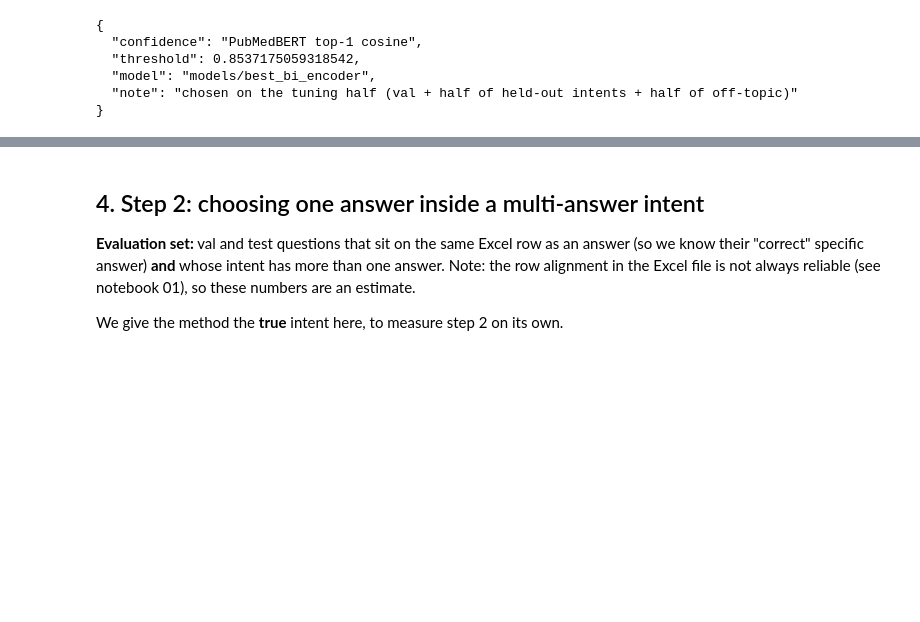
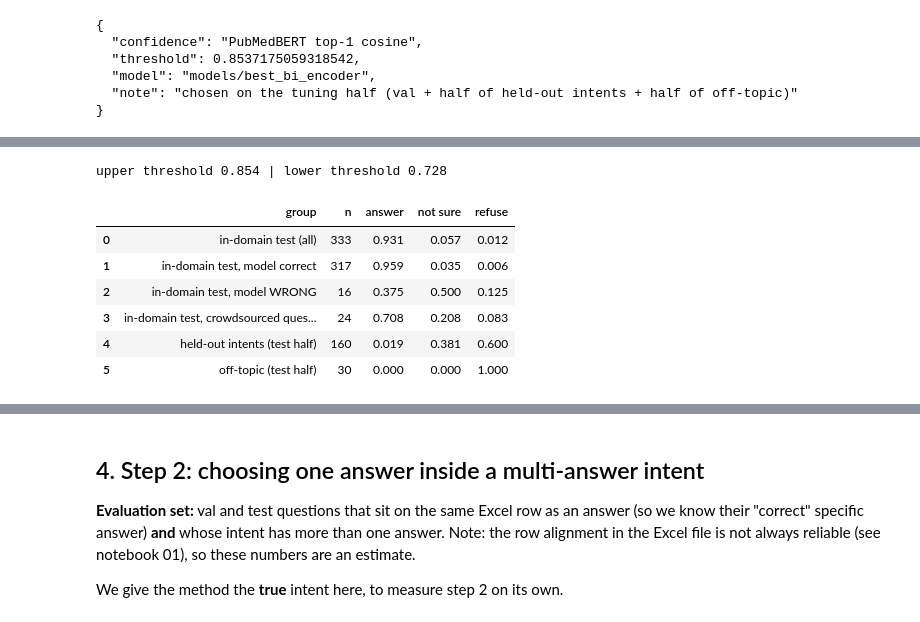
Before and after one commit to Eddydev-ALU/ML_Technique_I_Summative_sti-qa-assistant, a Jupyter notebook: notebooks/04_error_analysis.ipynb, the cells around one changed output, grey strips where cells are left out. Cells and saved outputs as stored; diff of their text form; code cells hidden in the pictures; blank space fills up the shorter version.

Commit message:
Add not-sure zone and step-2 encoder comparison to the error analysis

```diff
--- a/notebooks/04_error_analysis.ipynb
+++ b/notebooks/04_error_analysis.ipynb
@@ -367,0 +381,29 @@ print(open("results/ood_threshold.json").read())
+# %%
+LOW_THRESHOLD = float(np.percentile(conf["off_topic"][off_tune], 90))
+print(f"upper threshold {THRESHOLD:.3f} | lower threshold {LOW_THRESHOLD:.3f}")
+
+def zones(c):
+    return {"answer": float((c >= THRESHOLD).mean()),
+            "not sure": float(((c >= LOW_THRESHOLD) & (c < THRESHOLD)).mean()),
+            "refuse": float((c < LOW_THRESHOLD).mean())}
+
+zone_rows = []
+for name, c in [("in-domain test (all)", conf["test"]),
+                ("in-domain test, model correct", conf["test"][pred["correct"].to_numpy()]),
+                ("in-domain test, model WRONG", conf["test"][~pred["correct"].to_numpy()]),
+                ("in-domain test, crowdsourced questions", conf["test"][(pred["source"] == "crowdsourced").to_numpy()]),
+                ("held-out intents (test half)", conf["held_out"][~held_tune]),
+                ("off-topic (test half)", conf["off_topic"][~off_tune])]:
+    zone_rows.append({"group": name, "n": len(c), **{k: round(v, 3) for k, v in zones(c).items()}})
+zone_table = pd.DataFrame(zone_rows)
+zone_table.to_csv("results/ood_three_zones.csv", index=False)
+zone_table
+# %% [output]
+upper threshold 0.854 | lower threshold 0.728
+|  | group | n | answer | not sure | refuse |
+| 0 | in-domain test (all) | 333 | 0.931 | 0.057 | 0.012 |
+| 1 | in-domain test, model correct | 317 | 0.959 | 0.035 | 0.006 |
+| 2 | in-domain test, model WRONG | 16 | 0.375 | 0.500 | 0.125 |
+| 3 | in-domain test, crowdsourced ques... | 24 | 0.708 | 0.208 | 0.083 |
+| 4 | held-out intents (test half) | 160 | 0.019 | 0.381 | 0.600 |
+| 5 | off-topic (test half) | 30 | 0.000 | 0.000 | 1.000 |
```
Also changed, not shown: parts of 6 cells of this notebook, 3 other files.
